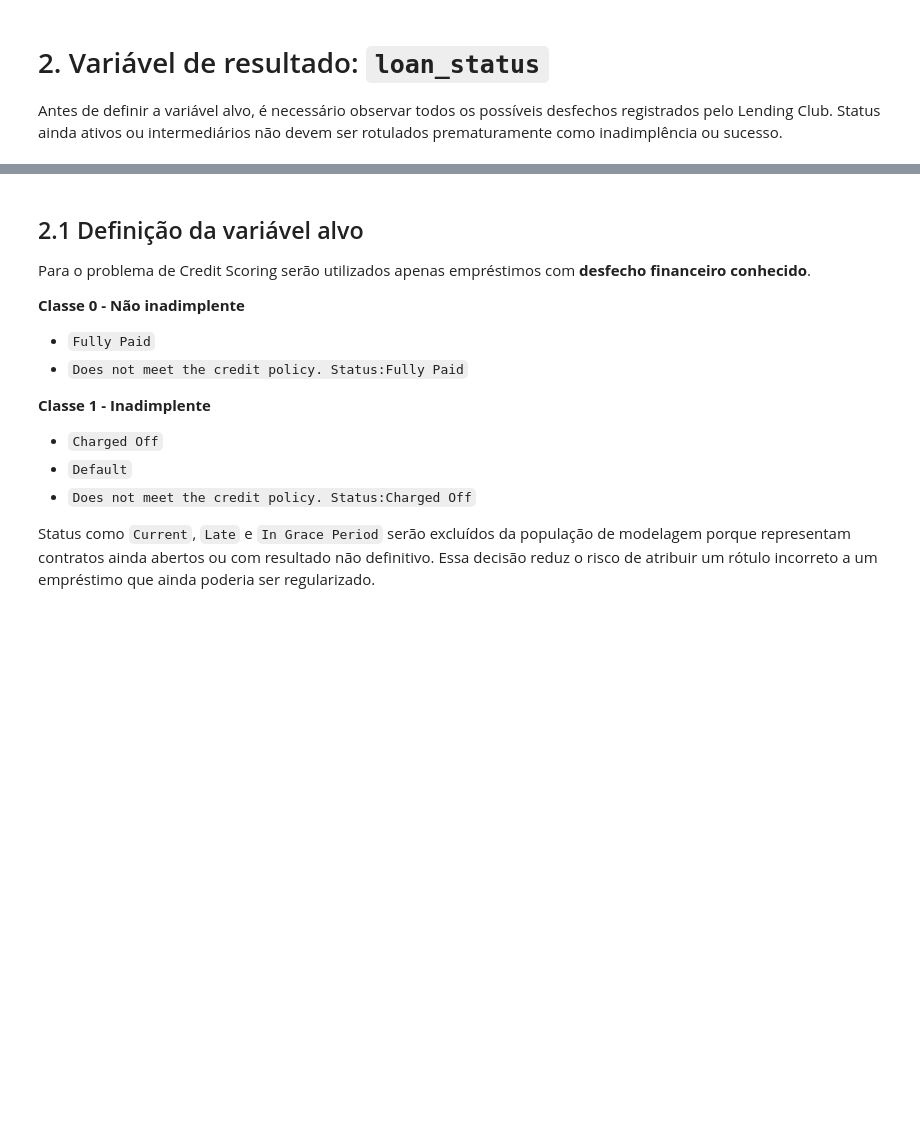
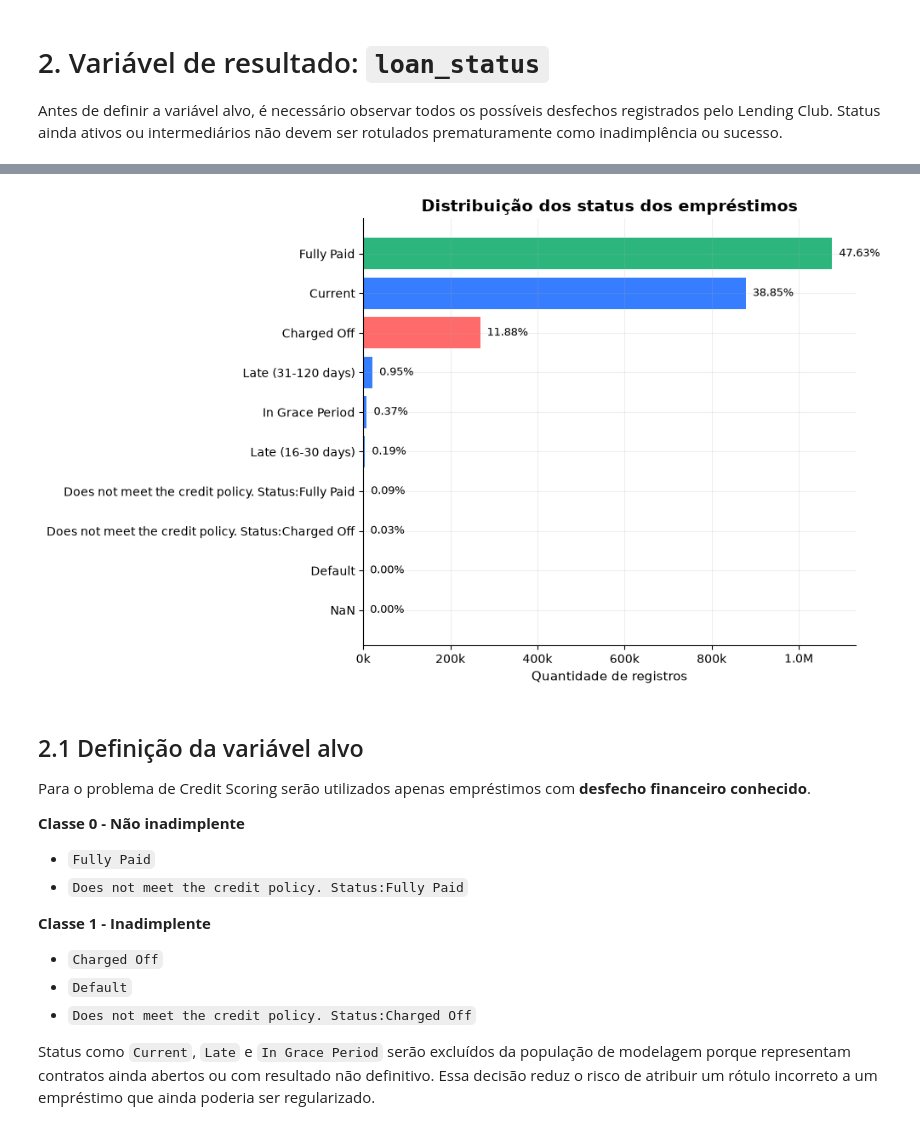
Before and after one commit to fabii2607/credit-scoring-observability, a Jupyter notebook: notebooks/01_eda.ipynb, the cells around one changed output, grey strips where cells are left out. Saved outputs shown, nothing was run; the diff lists cells and outputs as text; code cells hidden in the pictures; blank space fills up the shorter version.

```diff
--- a/notebooks/01_eda.ipynb
+++ b/notebooks/01_eda.ipynb
@@ -132,37 +170,40 @@ loan_status_summary
 # %%
 status_plot = loan_status_summary.copy()
-status_plot.index = status_plot.index.astype(str).str.replace("nan", "NaN", regex=False)
+# pandas 3: o status ausente continua NaN (float) após astype(str); rotule-o explicitamente.
+status_plot.index = pd.Index(["NaN" if pd.isna(label) else str(label) for label in status_plot.index])
 status_plot = status_plot.sort_values("count")
 
 fig, ax = plt.subplots(figsize=(10, 6))
 bars = ax.barh(
     status_plot.index,
     status_plot["count"],
     color=[
         COLORS["light_gray"] if label == "NaN" else
         COLORS["green"] if "Fully Paid" in label else
         COLORS["coral"] if ("Charged Off" in label or label == "Default") else
         COLORS["blue"]
         for label in status_plot.index
     ]
 )
 
 ax.set_title("Distribuição dos status dos empréstimos")
 ax.set_xlabel("Quantidade de registros")
 ax.set_ylabel("")
 ax.xaxis.set_major_formatter(FuncFormatter(lambda x, _: f"{x/1_000_000:.1f}M" if x >= 1_000_000 else f"{x/1_000:.0f}k"))
 
 for bar, value in zip(bars, status_plot["percent"]):
     ax.text(
         bar.get_width(),
         bar.get_y() + bar.get_height()/2,
         f"  {value:.2f}%",
         va="center",
         fontsize=9
     )
 
 plt.tight_layout()
 plt.show()
+# %% [output]
+[figure, added]
 # %% [markdown]
 ## 2.1 Definição da variável alvo
 
```
Also changed, not shown: parts of 37 cells of this notebook, 8 other files.
